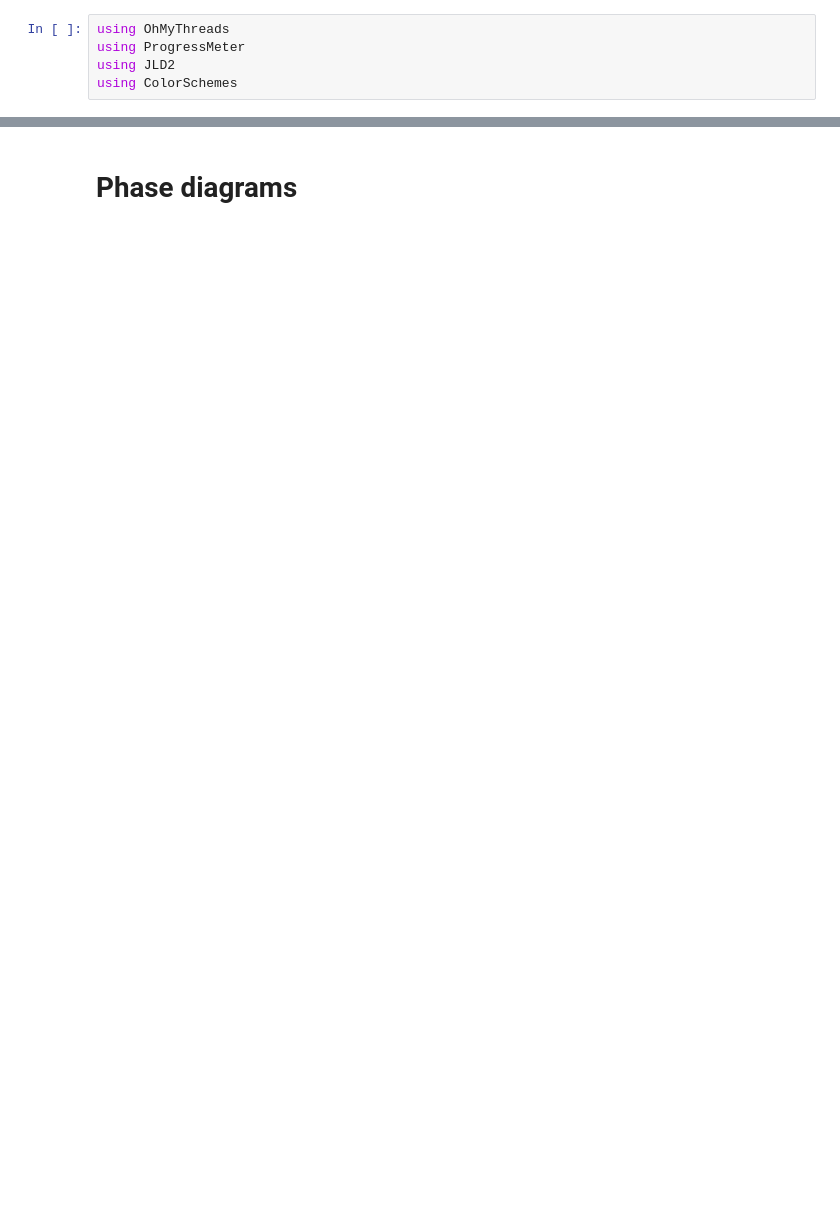
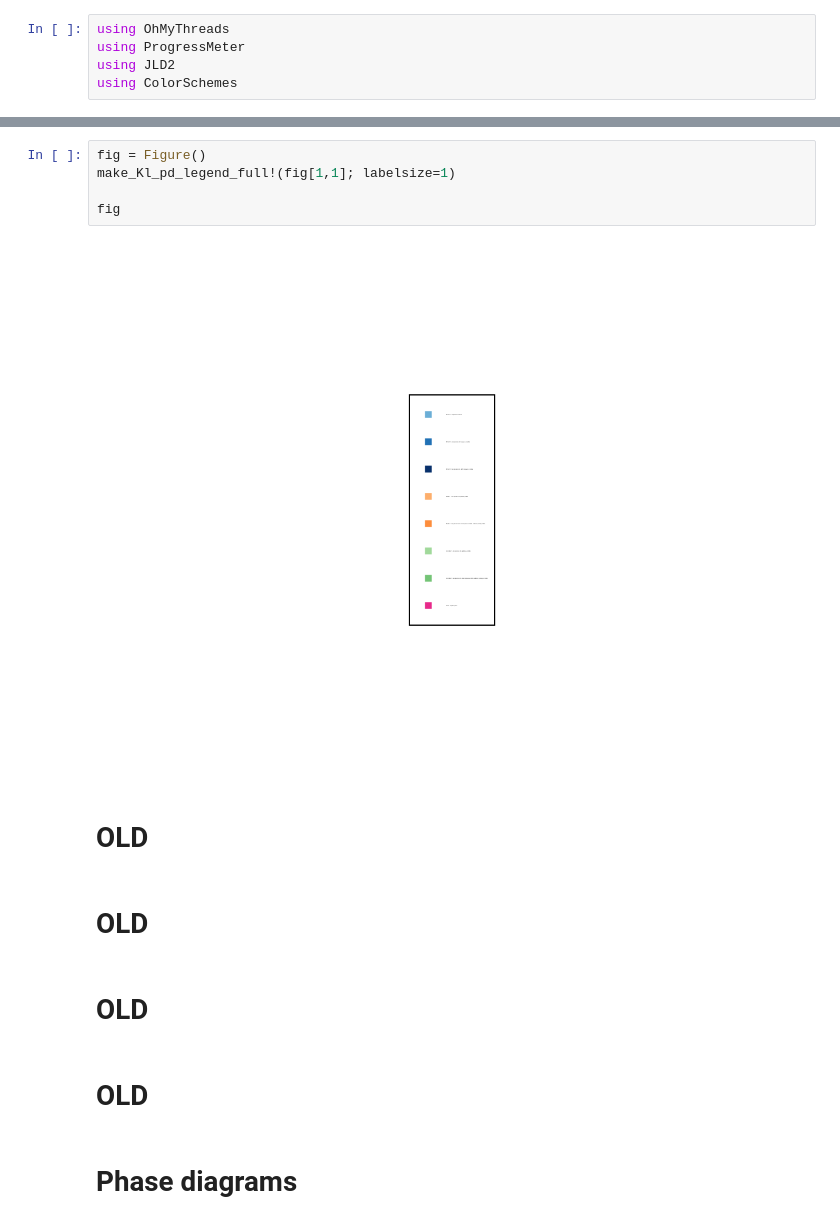
Before and after one commit to kockahonza/SSMC, a Jupyter notebook: notebooks/clean slate/Minimal Model 2.ipynb, the cells around one changed output, grey strips where cells are left out. Cells and saved outputs as stored; diff of their text form; blank space fills up the shorter version.

```diff
--- a/notebooks/clean slate/Minimal Model 2.ipynb
+++ b/notebooks/clean slate/Minimal Model 2.ipynb
@@ -55,2 +22,17 @@ do_Kl_pd_run (generic function with 1 method)
+# %%
+fig = Figure()
+make_Kl_pd_legend_full!(fig[1,1]; labelsize=1)
+
+fig
+# %% [output]
+[figure, added]
+# %% [markdown]
+# OLD
+# %% [markdown]
+# OLD
+# %% [markdown]
+# OLD
+# %% [markdown]
+# OLD
 # %% [markdown]
 # Phase diagrams
```
Also changed, not shown: parts of 11 cells of this notebook, 30 other files.
